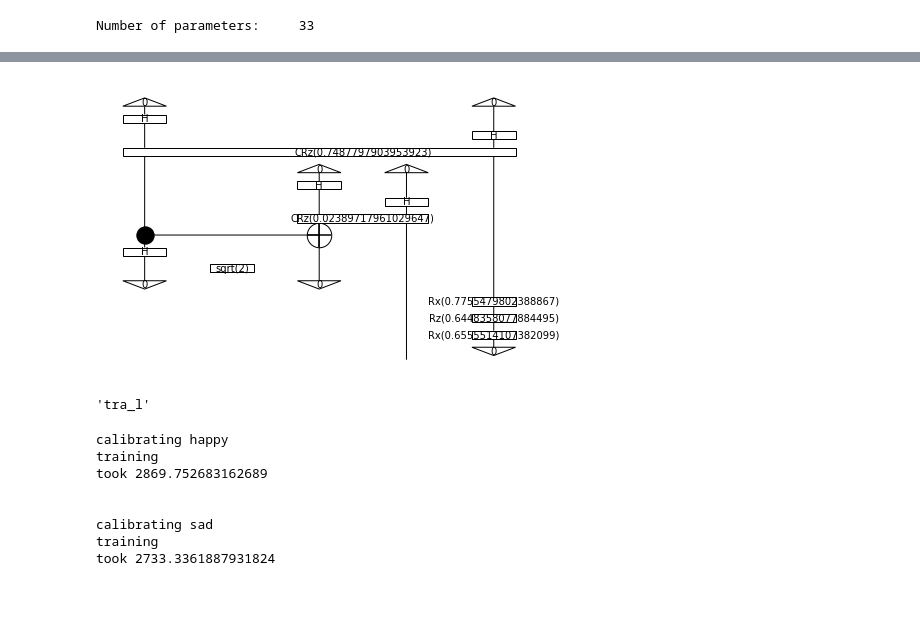
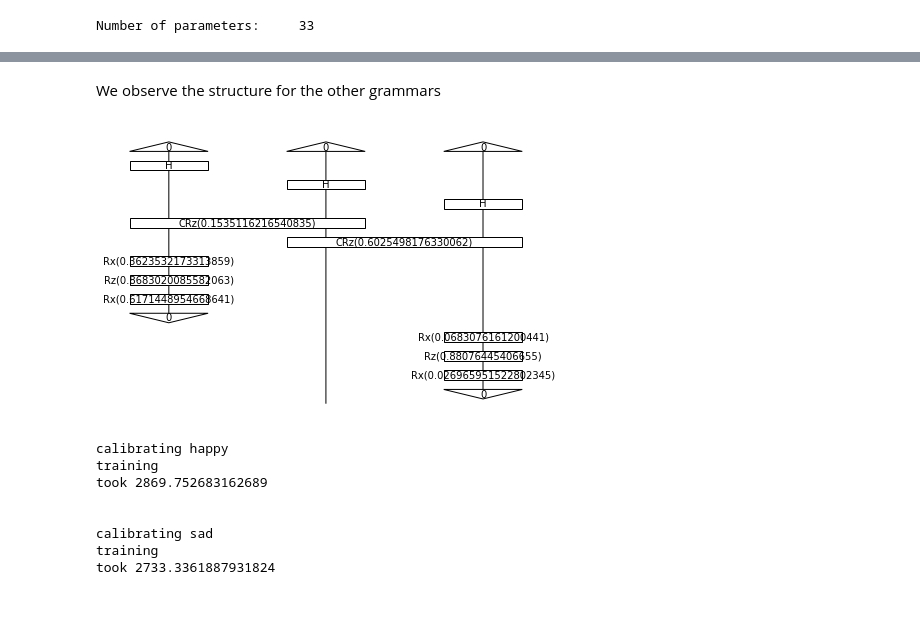
Before and after one commit to PaulaGarciaMolina/QNLP_Qiskit_Hackathon, a Jupyter notebook: sentiment analysis/1vsall/sentiment_analysis_binary_1vall_qiskit.ipynb, the cells around one changed output, grey strips where cells are left out. Saved outputs shown, nothing was run; the diff lists cells and outputs as text; code cells hidden in the pictures.

```diff
--- a/sentiment analysis/1vsall/sentiment_analysis_binary_1vall_qiskit.ipynb
+++ b/sentiment analysis/1vsall/sentiment_analysis_binary_1vall_qiskit.ipynb
@@ -506,9 +526,7 @@ func(data_new_psr_dict['morose woman cries.']).draw()
+# %% [markdown]
+We observe the structure for the other grammars
 # %%
-func(data_new_psr_dict['terrified man shouts.']).draw()
+func(data_new_psr_dict['woman grieves man.']).draw()
 # %% [output]
-[figure, old version]
+[figure, new version]
-# %%
-sent_type['joyful kid entertains woman.']
-# %% [output]
-'tra_l'
 # %%
```
Also changed, not shown: parts of 18 cells of this notebook.
